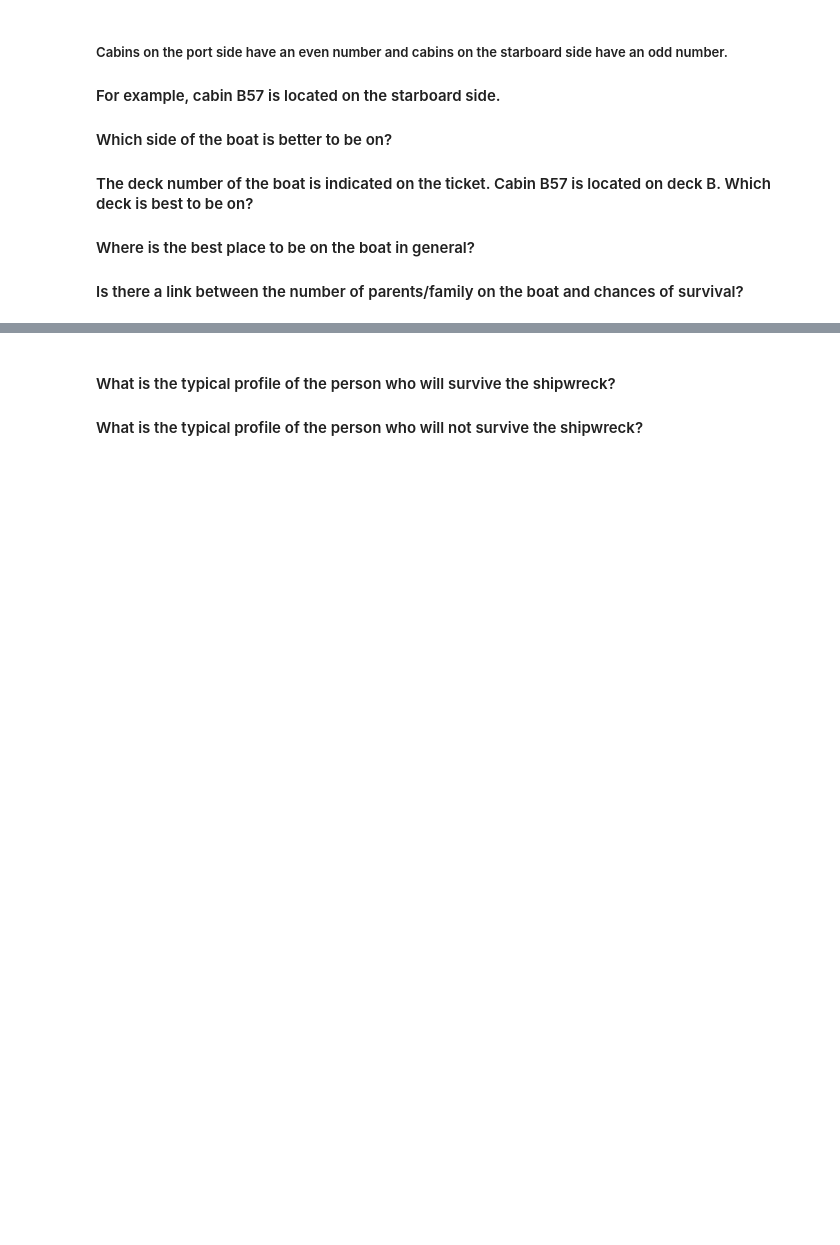
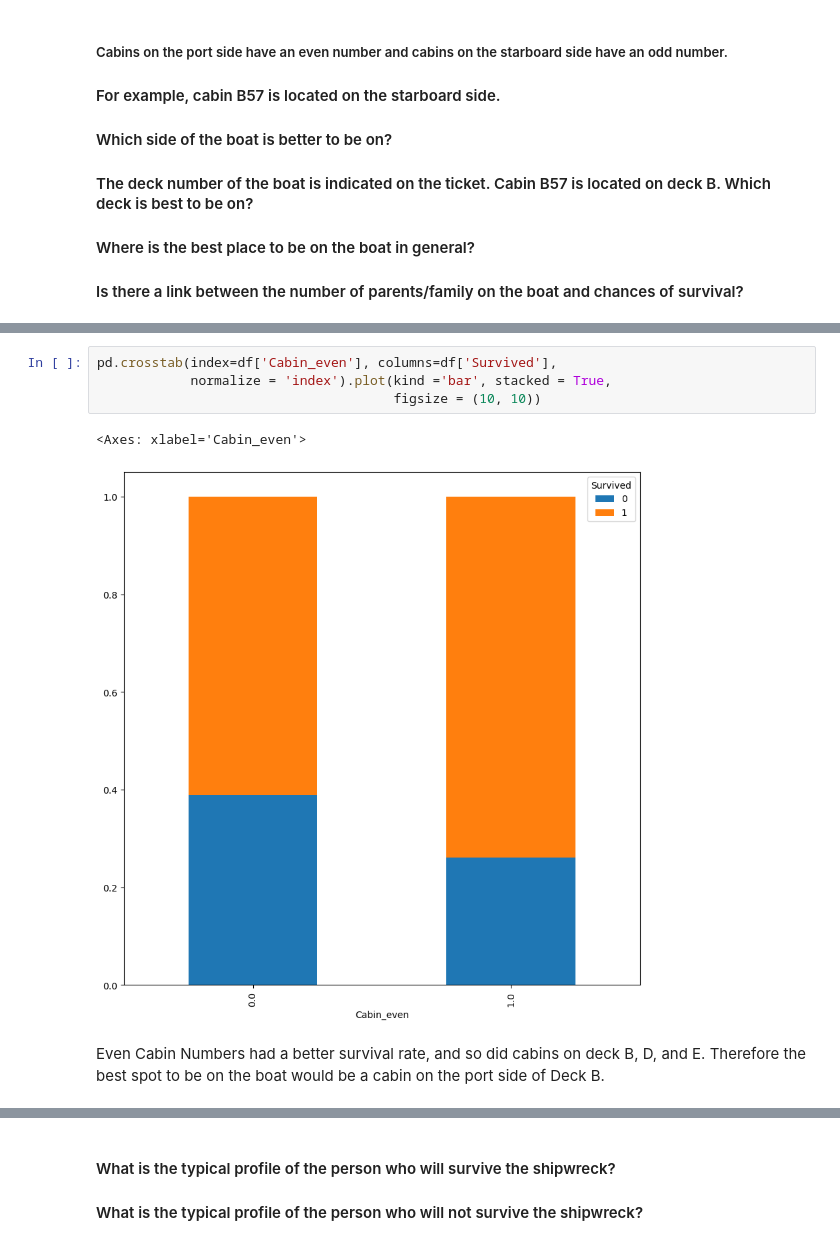
Before and after one commit to ben-rocheteau/data-science-tutorials, a Jupyter notebook: introduction-to-python/Introduction to pandas.ipynb, the cells around one changed output, grey strips where cells are left out. Saved outputs shown, nothing was run; the diff lists cells and outputs as text; blank space fills up the shorter version.

```diff
--- a/introduction-to-python/Introduction to pandas.ipynb
+++ b/introduction-to-python/Introduction to pandas.ipynb
@@ -238,0 +274,9 @@ df[['Survived', 'Pclass', 'Age', 'Fare', 'SibSp', 'Parch']].corr().style.backgro
+# %%
+pd.crosstab(index=df['Cabin_even'], columns=df['Survived'],
+            normalize = 'index').plot(kind ='bar', stacked = True,
+                                      figsize = (10, 10))
+# %% [output]
+<Axes: xlabel='Cabin_even'>
+[figure, added]
+# %% [markdown]
+Even Cabin Numbers had a better survival rate, and so did cabins on deck B, D, and E. Therefore the best spot to be on the boat would be a cabin on the port side of Deck B.
```
Also changed, not shown: parts of 10 cells of this notebook.
